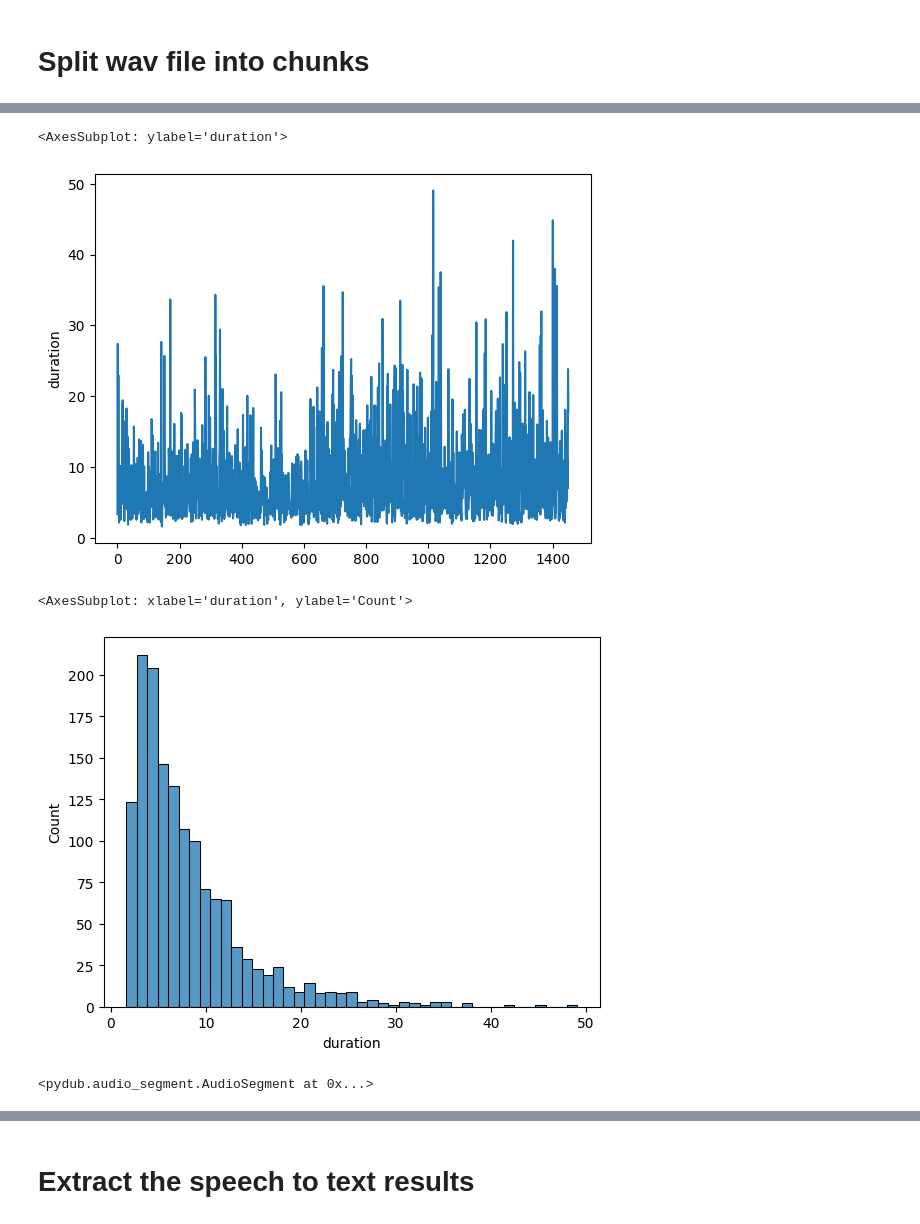
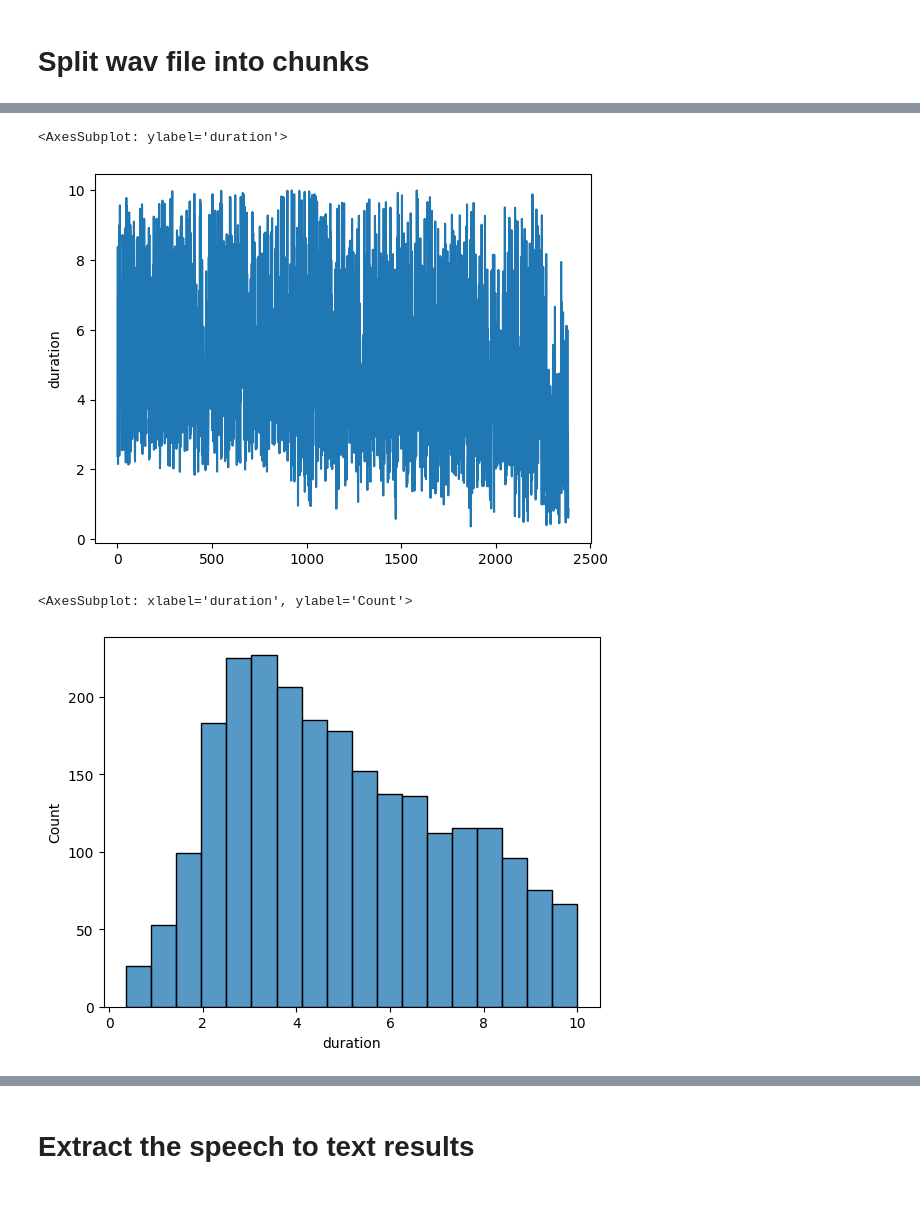
Before and after one commit to Enucatl/barbero-coqui-ai-tts, a Jupyter notebook: barbero_coqui_ai_tts/split_on_silence.ipynb, the cells around one changed output, grey strips where cells are left out. Cells and saved outputs as stored; diff of their text form; code cells hidden in the pictures.

```diff
--- a/barbero_coqui_ai_tts/split_on_silence.ipynb
+++ b/barbero_coqui_ai_tts/split_on_silence.ipynb
@@ -75,21 +84,9 @@ mv: preserving times for '/hd4tb/archivio_barbero/wav/normalized_wav/8_Come_scop
 mv: preserving times for '/hd4tb/archivio_barbero/wav/normalized_wav/9_La_Guerra_delle_Falkland_-_Come_scoppiano_le_guerre_-_Barbero_Riserva_Festival_della_Mente_2014.wav': Operation not permitted
 # %% [markdown]
 # Split wav file into chunks
-# %%
-def split_on_silence(row, min_silence_len, silence_thresh):
-    input_file = row["normalized_wav"]
-    sound = pydub.AudioSegment.from_file(input_file, format="wav")
-    chunks = pydub.silence.split_on_silence(
-        sound,
-        min_silence_len=min_silence_len,
-        silence_thresh=silence_thresh,
-        keep_silence=True,
-    )
-    durations = pd.DataFrame(
-        {
-            "chunk": chunks,
-            "duration": [chunk.duration_seconds for chunk in chunks],
-        }
-    )
-    durations["wav"] = input_file
-    return durations
+# %%
+def load_sound(row):
+    sound = pydub.AudioSegment.from_file(row["normalized_wav"], format="wav")
+    return sound
+# %%
+lines["sound"] = lines.apply(load_sound, axis=1)
@@ -96,3 +135,9 @@ def split_on_silence(row, min_silence_len, silence_thresh):
 # %%
-chunks = lines.progress_apply(split_on_silence, axis=1, min_silence_len=1400, silence_thresh=-29)
+chunks = split_on_silence(
+    lines,
+    max_chunk_duration_seconds,
+    initial_min_silence_len=1500,
+    min_silence_len_steps=300,
+    silence_thresh=-29
+)
 # %%
@@ -100,16 +156,12 @@ single_chunks = pd.concat(chunks.tolist()).reset_index()
 # %%
-seaborn.lineplot(x=single_chunks.index, y=single_chunks.duration)
+seaborn.lineplot(x=chunks.index, y=chunks.duration)
 # %% [output]
 <AxesSubplot: ylabel='duration'>
-[figure, old version]
+[figure, new version]
 # %%
-seaborn.histplot(single_chunks.duration)
+seaborn.histplot(chunks.duration)
 # %% [output]
 <AxesSubplot: xlabel='duration', ylabel='Count'>
-[figure, old version]
+[figure, new version]
-# %%
-single_chunks.head()["chunk"].iloc[0]
-# %% [output]
-<pydub.audio_segment.AudioSegment at 0x...>
 # %%
 def save_chunk(row):
```
Also changed, not shown: parts of 73 cells of this notebook, 6 other files.
